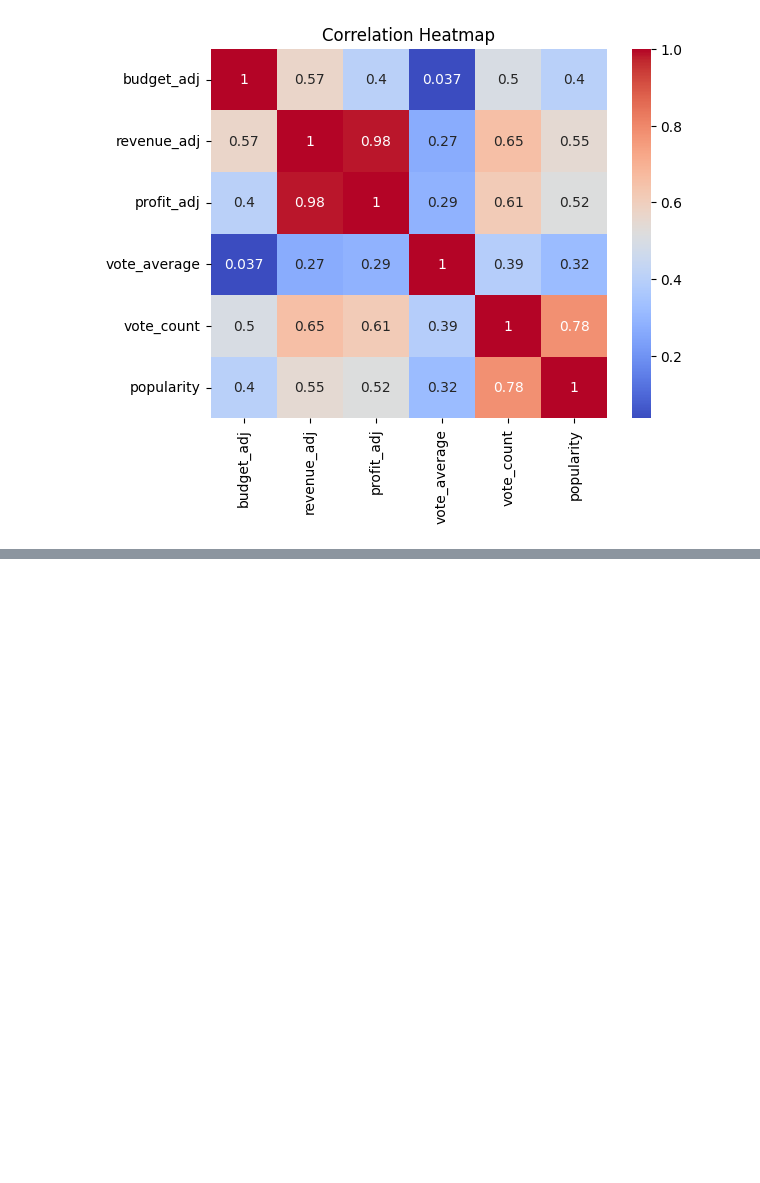
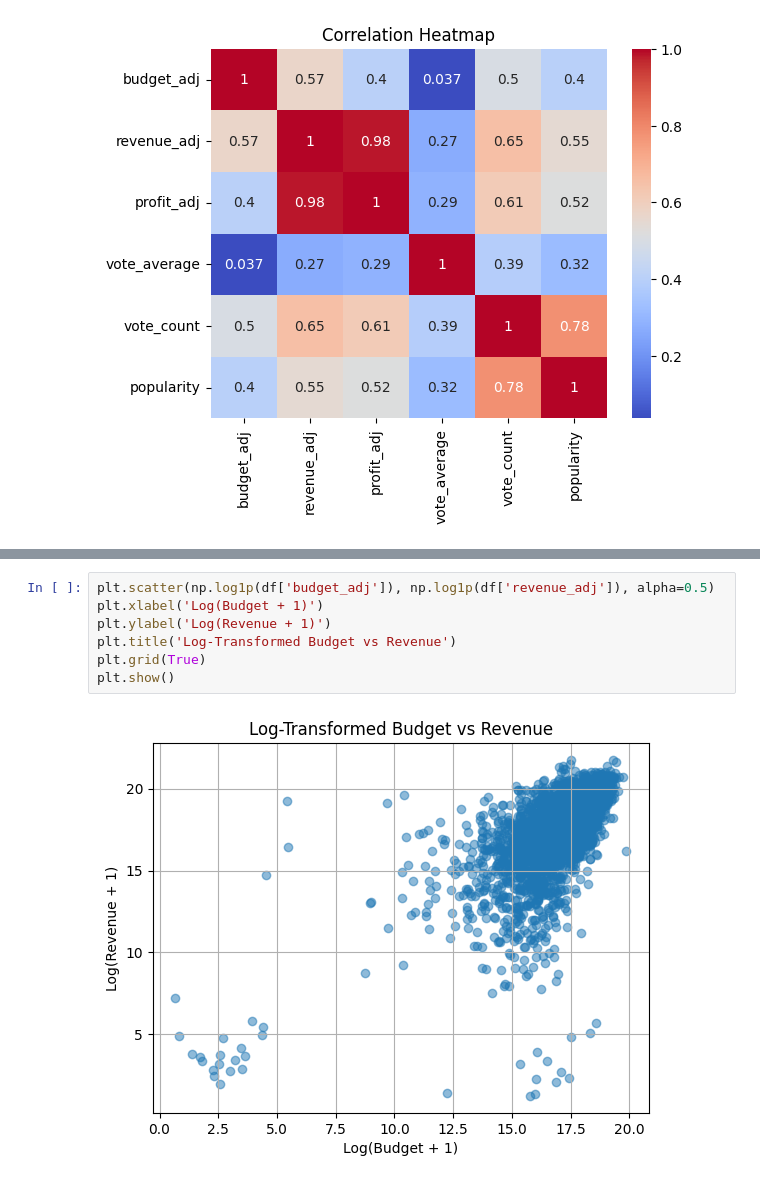
Before and after one commit to AlZ11/WIRED-Workshops, a Jupyter notebook: DS_proj/TMDB_Analysis_Extended_With_Upload.ipynb, the cells around one changed output, grey strips where cells are left out. Saved outputs shown, nothing was run; the diff lists cells and outputs as text; blank space fills up the shorter version.

```diff
--- a/DS_proj/TMDB_Analysis_Extended_With_Upload.ipynb
+++ b/DS_proj/TMDB_Analysis_Extended_With_Upload.ipynb
@@ -220,0 +247,9 @@ plt.show()
+# %%
+plt.scatter(np.log1p(df['budget_adj']), np.log1p(df['revenue_adj']), alpha=0.5)
+plt.xlabel('Log(Budget + 1)')
+plt.ylabel('Log(Revenue + 1)')
+plt.title('Log-Transformed Budget vs Revenue')
+plt.grid(True)
+plt.show()
+# %% [output]
+[figure, added]
```
Also changed, not shown: parts of 13 cells of this notebook.
